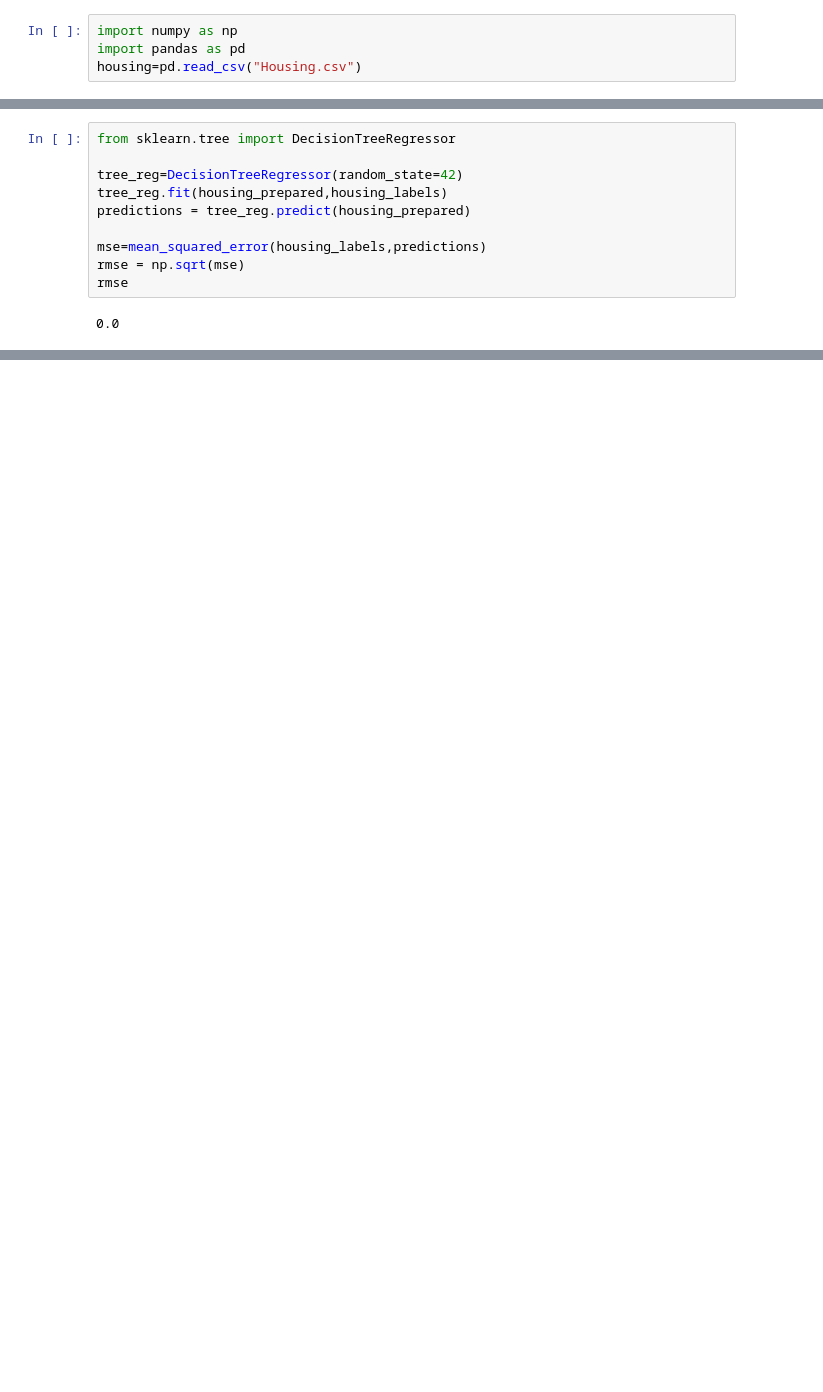
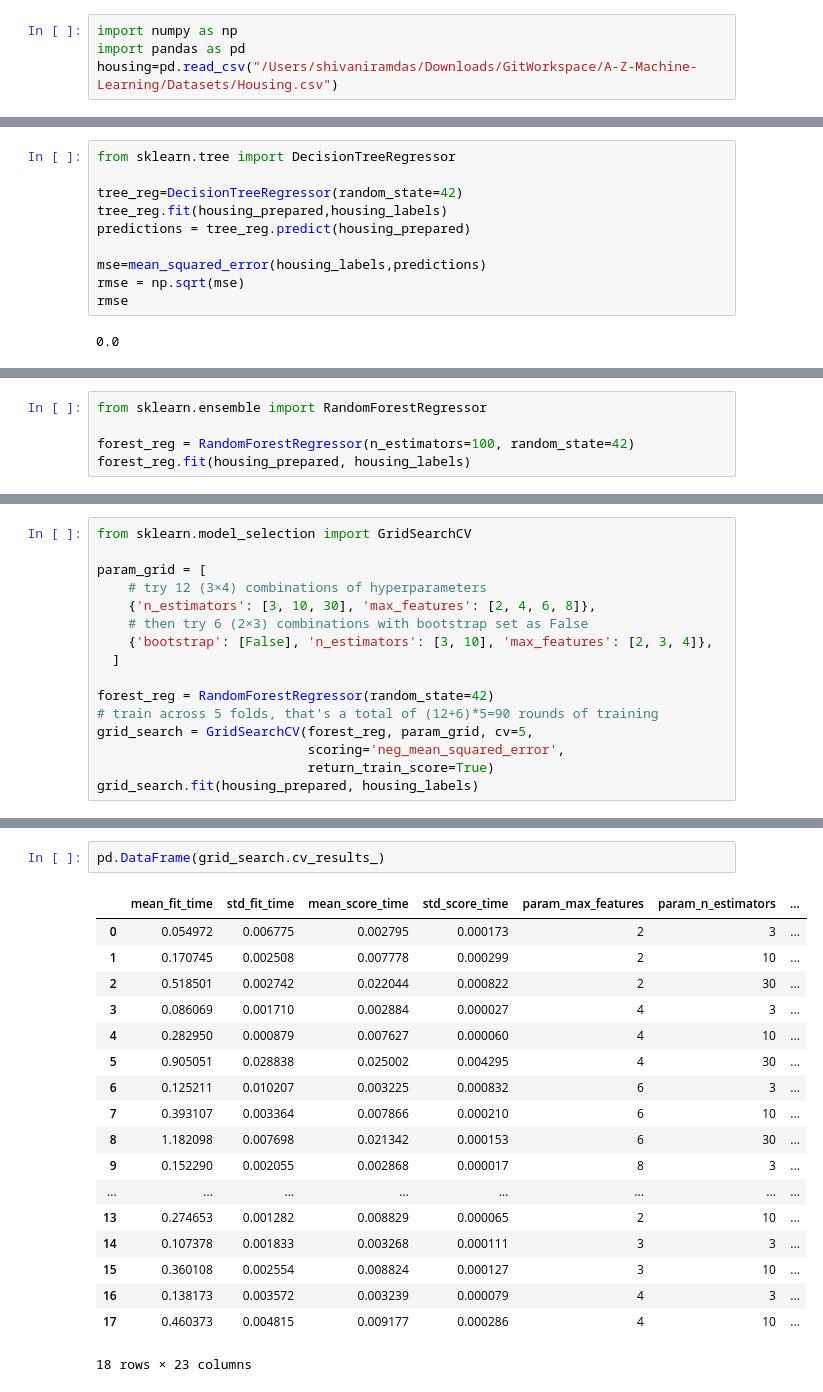
Before and after one commit to shivaniramdas/A-Z-Machine-Learning, a Jupyter notebook: ML Pipeline - Calfornia_Housing.ipynb, the cells around one changed output, grey strips where cells are left out. Cells and saved outputs as stored; diff of their text form; blank space fills up the shorter version.

```diff
--- a/ML Pipeline - Calfornia_Housing.ipynb
+++ b/ML Pipeline - Calfornia_Housing.ipynb
@@ -24,7 +25,7 @@ What we chose?
 # %%
 import numpy as np
 import pandas as pd
-housing=pd.read_csv("Housing.csv")
+housing=pd.read_csv("/Users/shivaniramdas/Downloads/GitWorkspace/A-Z-Machine-Learning/Datasets/Housing.csv")
 # %% [markdown]
 ## Data sufficiency?
 # %%
@@ -502,0 +554,5 @@ array([71286.53010048, 67655.2680199 , 70658.07956912, 69018.26351862,
+# %%
+from sklearn.ensemble import RandomForestRegressor
+
+forest_reg = RandomForestRegressor(n_estimators=100, random_state=42)
+forest_reg.fit(housing_prepared, housing_labels)
@@ -502,0 +602,16 @@ array([71286.53010048, 67655.2680199 , 70658.07956912, 69018.26351862,
+# %%
+from sklearn.model_selection import GridSearchCV
+
+param_grid = [
+    # try 12 (3×4) combinations of hyperparameters
+    {'n_estimators': [3, 10, 30], 'max_features': [2, 4, 6, 8]},
+    # then try 6 (2×3) combinations with bootstrap set as False
+    {'bootstrap': [False], 'n_estimators': [3, 10], 'max_features': [2, 3, 4]},
+  ]
+
+forest_reg = RandomForestRegressor(random_state=42)
+# train across 5 folds, that's a total of (12+6)*5=90 rounds of training
+grid_search = GridSearchCV(forest_reg, param_grid, cv=5,
+                           scoring='neg_mean_squared_error',
+                           return_train_score=True)
+grid_search.fit(housing_prepared, housing_labels)
@@ -502,0 +676,21 @@ array([71286.53010048, 67655.2680199 , 70658.07956912, 69018.26351862,
+# %%
+pd.DataFrame(grid_search.cv_results_)
+# %% [output]
+|  | mean_fit_time | std_fit_time | mean_score_time | std_score_time | param_max_features | param_n_estimators | ... |
+| 0 | 0.054972 | 0.006775 | 0.002795 | 0.000173 | 2 | 3 | ... |
+| 1 | 0.170745 | 0.002508 | 0.007778 | 0.000299 | 2 | 10 | ... |
+| 2 | 0.518501 | 0.002742 | 0.022044 | 0.000822 | 2 | 30 | ... |
+| 3 | 0.086069 | 0.001710 | 0.002884 | 0.000027 | 4 | 3 | ... |
+| 4 | 0.282950 | 0.000879 | 0.007627 | 0.000060 | 4 | 10 | ... |
+| 5 | 0.905051 | 0.028838 | 0.025002 | 0.004295 | 4 | 30 | ... |
+| 6 | 0.125211 | 0.010207 | 0.003225 | 0.000832 | 6 | 3 | ... |
+| 7 | 0.393107 | 0.003364 | 0.007866 | 0.000210 | 6 | 10 | ... |
+| 8 | 1.182098 | 0.007698 | 0.021342 | 0.000153 | 6 | 30 | ... |
+| 9 | 0.152290 | 0.002055 | 0.002868 | 0.000017 | 8 | 3 | ... |
+| ... | ... | ... | ... | ... | ... | ... | ... |
+| 13 | 0.274653 | 0.001282 | 0.008829 | 0.000065 | 2 | 10 | ... |
+| 14 | 0.107378 | 0.001833 | 0.003268 | 0.000111 | 3 | 3 | ... |
+| 15 | 0.360108 | 0.002554 | 0.008824 | 0.000127 | 3 | 10 | ... |
+| 16 | 0.138173 | 0.003572 | 0.003239 | 0.000079 | 4 | 3 | ... |
+| 17 | 0.460373 | 0.004815 | 0.009177 | 0.000286 | 4 | 10 | ... |
+18 rows × 23 columns
```
Also changed, not shown: parts of 37 cells of this notebook, 1 other file.
